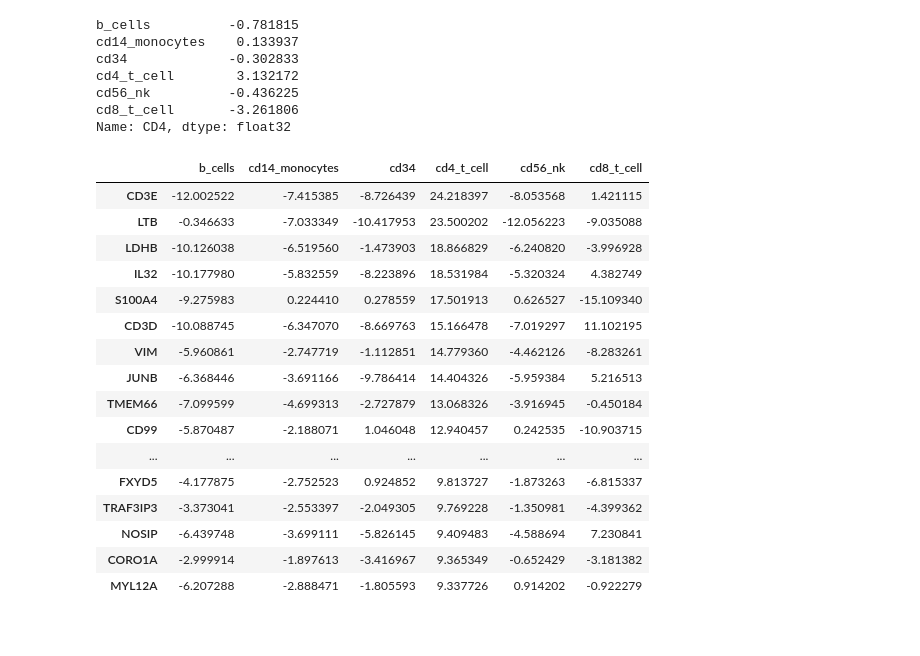
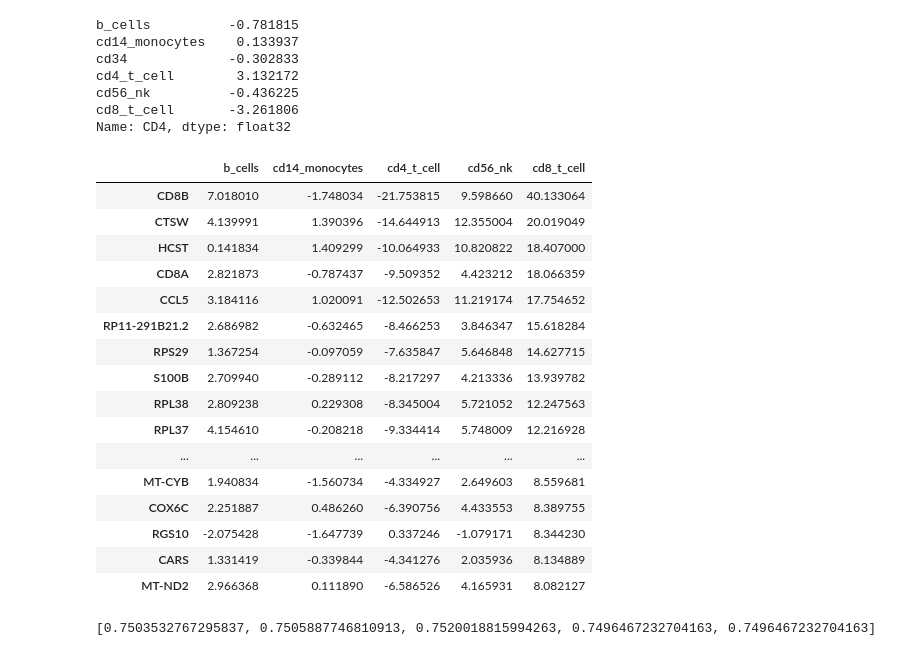
Before and after one commit to lewinsohndp/scSHARP, a Jupyter notebook: pbmc_proto_analysis.ipynb, the cells around one changed output. Drawn from its saved outputs; the diff is of its cells as text; code cells hidden in the pictures.

```diff
--- a/pbmc_proto_analysis.ipynb
+++ b/pbmc_proto_analysis.ipynb
@@ -268,0 +321,6 @@ m.validation_metrics(test_dataloader, train_nodes, test_nodes)
+# %%
+new_encoded = utilities.weighted_encode(all_labels_factored, encoded_labels, weights,.5)
+confident_labels = utilities.get_consensus_labels(encoded_labels, necessary_vote = .51)
+
+train_nodes = np.where(confident_labels != -1)[0]
+test_nodes = np.where(confident_labels == -1)[0]
@@ -268,0 +331,9 @@ m.validation_metrics(test_dataloader, train_nodes, test_nodes)
+# %%
+dataset  = torch.utils.data.TensorDataset(torch.tensor(X), torch.tensor(confident_labels))
+dataloader = torch.utils.data.DataLoader(dataset, batch_size=50, shuffle=True)
+
+test_dataset  = torch.utils.data.TensorDataset(torch.tensor(X), torch.tensor(real_y))
+test_dataloader = torch.utils.data.DataLoader(test_dataset, batch_size=50, shuffle=False)
+# %%
+m = GCNModel("configs/2_40.txt", 2, dropout=0.0)
+m.train(dataloader, 150)
@@ -275,7 +348,7 @@ preds,_ = m.predict(test_dataloader)
 final_preds = preds.max(dim=1)[1]
 genes = counts.columns.to_numpy()[keep_genes]
 # %%
-int_df = utilities.run_interpretation(m, X, pca_obj, final_preds, counts.columns.to_numpy()[keep_genes])
+int_df = utilities.run_interpretation(m, X, pca_obj, final_preds, genes)
 # %% [output]
             after the attribution is finished
   warnings.warn(
@@ -322,22 +395,22 @@ cd56_nk          -0.436225
 cd8_t_cell       -3.261806
 Name: CD4, dtype: float32
 # %%
-int_df.sort_values("cd4_t_cell", ascending=False).head(30)
+int_df.sort_values("cd8_t_cell", ascending=False).head(30)
 # %% [output]
-|  | b_cells | cd14_monocytes | cd34 | cd4_t_cell | cd56_nk | cd8_t_cell |
-| CD3E | -12.002522 | -7.415385 | -8.726439 | 24.218397 | -8.053568 | 1.421115 |
-| LTB | -0.346633 | -7.033349 | -10.417953 | 23.500202 | -12.056223 | -9.035088 |
-| LDHB | -10.126038 | -6.519560 | -1.473903 | 18.866829 | -6.240820 | -3.996928 |
-| IL32 | -10.177980 | -5.832559 | -8.223896 | 18.531984 | -5.320324 | 4.382749 |
-| S100A4 | -9.275983 | 0.224410 | 0.278559 | 17.501913 | 0.626527 | -15.109340 |
-| CD3D | -10.088745 | -6.347070 | -8.669763 | 15.166478 | -7.019297 | 11.102195 |
-| VIM | -5.960861 | -2.747719 | -1.112851 | 14.779360 | -4.462126 | -8.283261 |
-| JUNB | -6.368446 | -3.691166 | -9.786414 | 14.404326 | -5.959384 | 5.216513 |
-| TMEM66 | -7.099599 | -4.699313 | -2.727879 | 13.068326 | -3.916945 | -0.450184 |
-| CD99 | -5.870487 | -2.188071 | 1.046048 | 12.940457 | 0.242535 | -10.903715 |
-| ... | ... | ... | ... | ... | ... | ... |
-| FXYD5 | -4.177875 | -2.752523 | 0.924852 | 9.813727 | -1.873263 | -6.815337 |
-| TRAF3IP3 | -3.373041 | -2.553397 | -2.049305 | 9.769228 | -1.350981 | -4.399362 |
-| NOSIP | -6.439748 | -3.699111 | -5.826145 | 9.409483 | -4.588694 | 7.230841 |
-| CORO1A | -2.999914 | -1.897613 | -3.416967 | 9.365349 | -0.652429 | -3.181382 |
-| MYL12A | -6.207288 | -2.888471 | -1.805593 | 9.337726 | 0.914202 | -0.922279 |
+|  | b_cells | cd14_monocytes | cd4_t_cell | cd56_nk | cd8_t_cell |
+| CD8B | 7.018010 | -1.748034 | -21.753815 | 9.598660 | 40.133064 |
+| CTSW | 4.139991 | 1.390396 | -14.644913 | 12.355004 | 20.019049 |
+| HCST | 0.141834 | 1.409299 | -10.064933 | 10.820822 | 18.407000 |
+| CD8A | 2.821873 | -0.787437 | -9.509352 | 4.423212 | 18.066359 |
+| CCL5 | 3.184116 | 1.020091 | -12.502653 | 11.219174 | 17.754652 |
+| RP11-291B21.2 | 2.686982 | -0.632465 | -8.466253 | 3.846347 | 15.618284 |
+| RPS29 | 1.367254 | -0.097059 | -7.635847 | 5.646848 | 14.627715 |
+| S100B | 2.709940 | -0.289112 | -8.217297 | 4.213336 | 13.939782 |
+| RPL38 | 2.809238 | 0.229308 | -8.345004 | 5.721052 | 12.247563 |
+| RPL37 | 4.154610 | -0.208218 | -9.334414 | 5.748009 | 12.216928 |
+| ... | ... | ... | ... | ... | ... |
+| MT-CYB | 1.940834 | -1.560734 | -4.334927 | 2.649603 | 8.559681 |
+| COX6C | 2.251887 | 0.486260 | -6.390756 | 4.433553 | 8.389755 |
+| RGS10 | -2.075428 | -1.647739 | 0.337246 | -1.079171 | 8.344230 |
+| CARS | 1.331419 | -0.339844 | -4.341276 | 2.035936 | 8.134889 |
+| MT-ND2 | 2.966368 | 0.111890 | -6.586526 | 4.165931 | 8.082127 |
@@ -343,0 +428,4 @@ int_df.sort_values("cd4_t_cell", ascending=False).head(30)
+# %%
+results = test_model(data_folders, tools, votes_necessary, model_file, neighbors, batch_size, training_epochs, random_inits, markers="markers_cd4-8.txt", meta="query_labels_cd4-8.csv", meta_col="labels", preds = "preds_3kref_cd4-8.csv")
+# %% [output]
+[0.7503532767295837, 0.7505887746810913, 0.7520018815994263, 0.7496467232704163, 0.7496467232704163]
```
Also changed, not shown: parts of 21 cells of this notebook, 3 other files.
